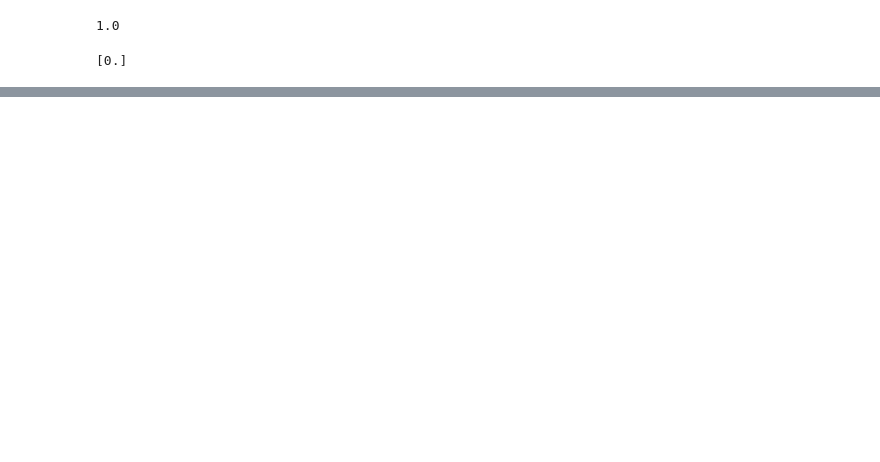
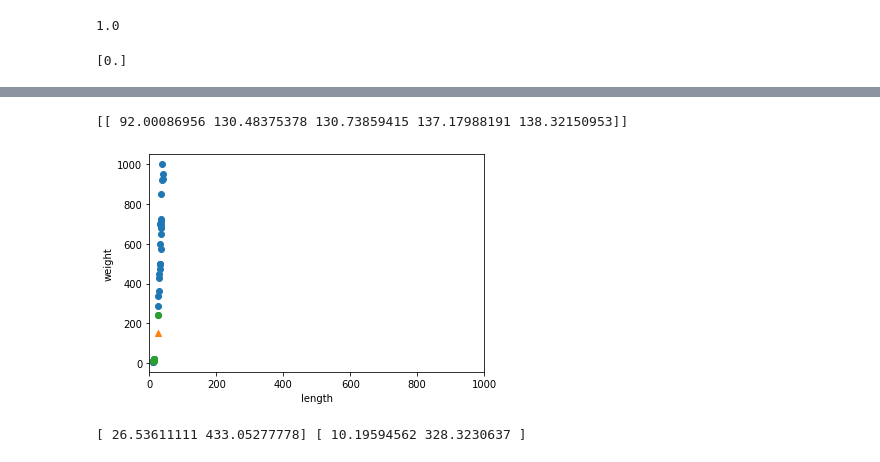
Before and after one commit to enjoyPG/2023Gifted, a Jupyter notebook: students/DolBaKi/2-2.ipynb, the cells around one changed output, grey strips where cells are left out. Cells and saved outputs as stored; diff of their text form; code cells hidden in the pictures; blank space fills up the shorter version.

```diff
--- a/students/DolBaKi/2-2.ipynb
+++ b/students/DolBaKi/2-2.ipynb
@@ -111,2 +115,19 @@ print(train_target[indexes])
 # %%
 #97p 체크포인트
+print(distances)
+#이거 맞나...
+# %% [output]
+[[ 92.00086956 130.48375378 130.73859415 137.17988191 138.32150953]]
+# %%
+plt.scatter(train_input[:,0],train_input[:,1])
+plt.scatter(25,150,marker='^')
+plt.scatter(train_input[indexes,0],train_input[indexes,1])
+plt.xlim((0,1000))
+plt.xlabel('length')
+plt.ylabel('weight')
+plt.show()
+# 특성값 일정한 기준으로 맞추기. 이게 데이터 전처리
+# 가장 널리 알려진건 표준점수(혹은 z점수)
+# (자신의 점수-자신이 속한 집단의 평균)/표준편차
+# %% [output]
+[figure, added]
@@ -112,0 +137,4 @@ print(train_target[indexes])
+# %%
+print(mean,std)
+# %% [output]
+[ 26.53611111 433.05277778] [ 10.19594562 328.3230637 ]
```
Also changed, not shown: parts of 15 cells of this notebook.
